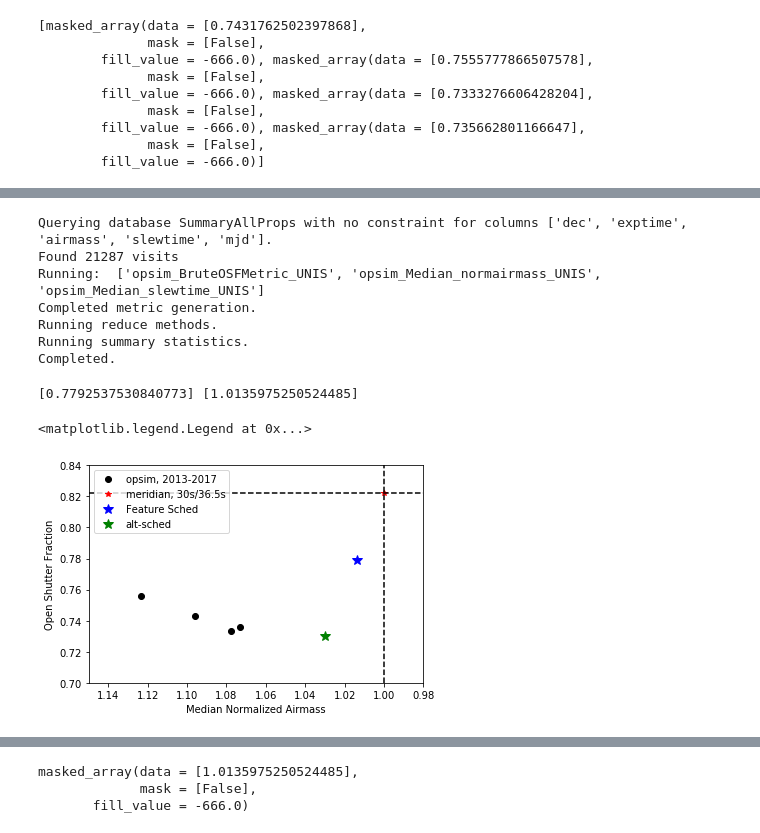
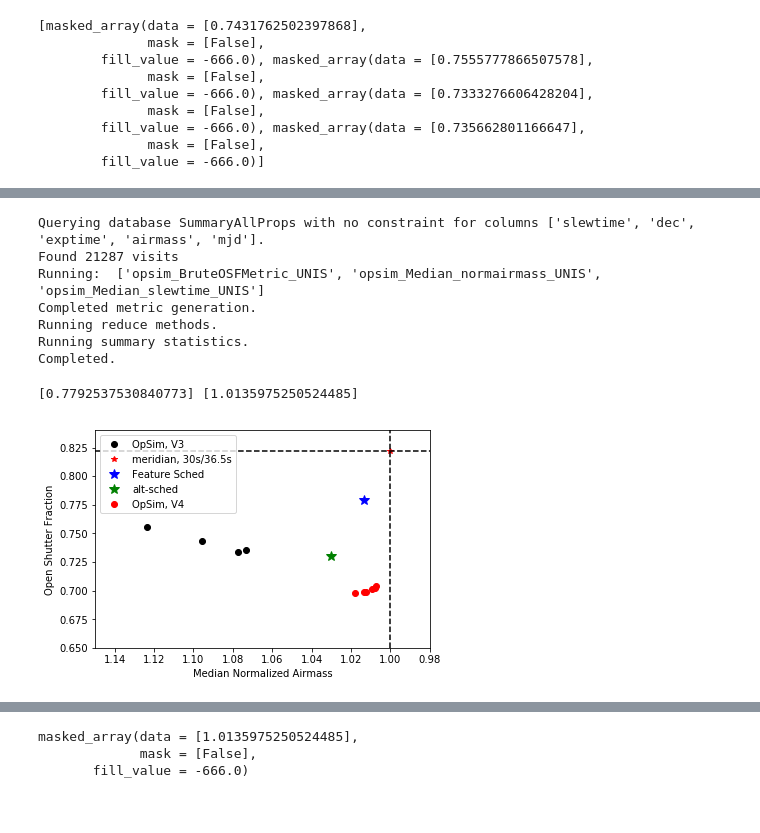
Before and after one commit to yoachim/ScratchStuff, a Jupyter notebook: survey_survey/opsimvtime/wha.ipynb, the cells around one changed output, grey strips where cells are left out. Drawn from its saved outputs; the diff is of its cells as text; code cells hidden in the pictures.

Commit message:
updated plots

```diff
--- a/survey_survey/opsimvtime/wha.ipynb
+++ b/survey_survey/opsimvtime/wha.ipynb
@@ -32,20 +33,19 @@ class BruteOSFMetric(metrics.BaseMetric):
 # %%
 conns = []
 colmap_dicts = []
-conns.append(db.OpsimDatabase('opsim3_61_sqlite.db', defaultTable='Summary'))
+conns.append(db.OpsimDatabaseV3('opsim3_61_sqlite.db'))
 colmap_dicts.append({'slewtime': 'slewTime', 'exptime': 'expTime', 'visittime': 'expTime', 'mjd':'expMJD'})
 
 
-
-conns.append(db.OpsimDatabase('opsimblitz2_1060_sqlite.db', defaultTable='Summary'))
+conns.append(db.OpsimDatabase('opsimblitz2_1060_sqlite.db'))
 colmap_dicts.append({'slewtime': 'slewTime', 'exptime': 'visitExpTime', 'visittime': 'visitTime', 'mjd':'expMJD'})
 
 
-conns.append(db.OpsimDatabase('enigma_1189_sqlite.db', defaultTable='Summary'))
+conns.append(db.OpsimDatabase('enigma_1189_sqlite.db'))
 colmap_dicts.append({'slewtime': 'slewTime', 'exptime': 'visitExpTime', 'visittime': 'visitTime', 'mjd':'expMJD'})
 
 
-conns.append(db.OpsimDatabase('minion_1016_sqlite.db', defaultTable='Summary'))
+conns.append(db.OpsimDatabase('minion_1016_sqlite.db'))
 colmap_dicts.append({'slewtime': 'slewTime', 'exptime': 'visitExpTime', 'visittime': 'visitTime', 'mjd':'expMJD'})
 # %%
 results = []
@@ -120,3 +108,28 @@ osf
         fill_value = -666.0), masked_array(data = [0.735662801166647],
               mask = [False],
         fill_value = -666.0)]
+# %%
+v4_files = glob.glob('colossus*')
+results = []
+colmap_dict = {'slewtime': 'slewTime', 'exptime': 'visitExposureTime', 'visittime': 'visitTime', 'mjd':'observationStartMJD'}
+for filename in v4_files:
+    conn = db.OpsimDatabase(filename)
+    bundleList = []
+    sql = ''
+    slicer = slicers.UniSlicer()
+    metric = BruteOSFMetric(expTimeCol=colmap_dict['exptime'],
+                                   mjdCol=colmap_dict['mjd'], fudge=fudge)
+    bundle = metricBundles.MetricBundle(metric, slicer, sql)
+    bundleList.append(bundle)
+    metric = metrics.MedianMetric(col='normairmass')
+    bundle = metricBundles.MetricBundle(metric, slicer, sql)
+    bundleList.append(bundle)
+
+    metric = metrics.MedianMetric(col=colmap_dict['slewtime'])
+    bundle = metricBundles.MetricBundle(metric, slicer, sql)
+    bundleList.append(bundle)
+
+    bd = metricBundles.makeBundlesDictFromList(bundleList)
+    group = metricBundles.MetricBundleGroup(bd, conn)
+    group.runAll()
+    results.append(bundleList)
@@ -123,3 +154,6 @@ osf
+# %%
+osf_v4 = [bl[0].metricValues for bl in results]
+normAir_v4 = [bl[1].metricValues for bl in results]
 # %%
 conns = []
 colmap_dicts = []
@@ -151,7 +185,7 @@ for conn,colmap_dict in zip(conns, colmap_dicts):
     group.runAll()
     results.append(bundleList)
 # %% [output]
-Querying database SummaryAllProps with no constraint for columns ['dec', 'exptime', 'airmass', 'slewtime', 'mjd'].
+Querying database SummaryAllProps with no constraint for columns ['slewtime', 'dec', 'exptime', 'airmass', 'mjd'].
 Found 21287 visits
 Running:  ['opsim_BruteOSFMetric_UNIS', 'opsim_Median_normairmass_UNIS', 'opsim_Median_slewtime_UNIS']
 Completed metric generation.
@@ -167,20 +201,23 @@ print(feature_osf, feature_nair)
 [0.7792537530840773] [1.0135975250524485]
 # %%
 max_osf = 30./(32.+4.5)
-plt.plot(normAir, osf, 'ko', label='opsim, 2013-2017')
+plt.plot(normAir, osf, 'ko', label='OpSim, V3')
 plt.xlim([1.15, .98])
-plt.ylim([.7, .84])
+plt.ylim([.65, .84])
 plt.plot(1, max_osf, 'r*', label='meridian, 30s/36.5s')
 plt.xlabel('Median Normalized Airmass')
 plt.ylabel('Open Shutter Fraction')
 plt.axhline(y=max_osf, linestyle='--', color='k')
 plt.axvline(x=1., linestyle='--', color='k')
 
 plt.plot(feature_nair, feature_osf, 'b*', markersize=10, label='Feature Sched')
 
 plt.plot([1.03], [0.73], 'g*', markersize=10, label='alt-sched')
 
+plt.plot(normAir_v4, osf_v4, 'ro', label='OpSim, V4')
+
+
 plt.legend(scatterpoints=1, numpoints=1, loc='upper left')
+plt.savefig('sched_comp.pdf')
 # %% [output]
-<matplotlib.legend.Legend at 0x...>
-[figure, old version]
+[figure, new version]
```
Also changed, not shown: parts of 5 cells of this notebook.
